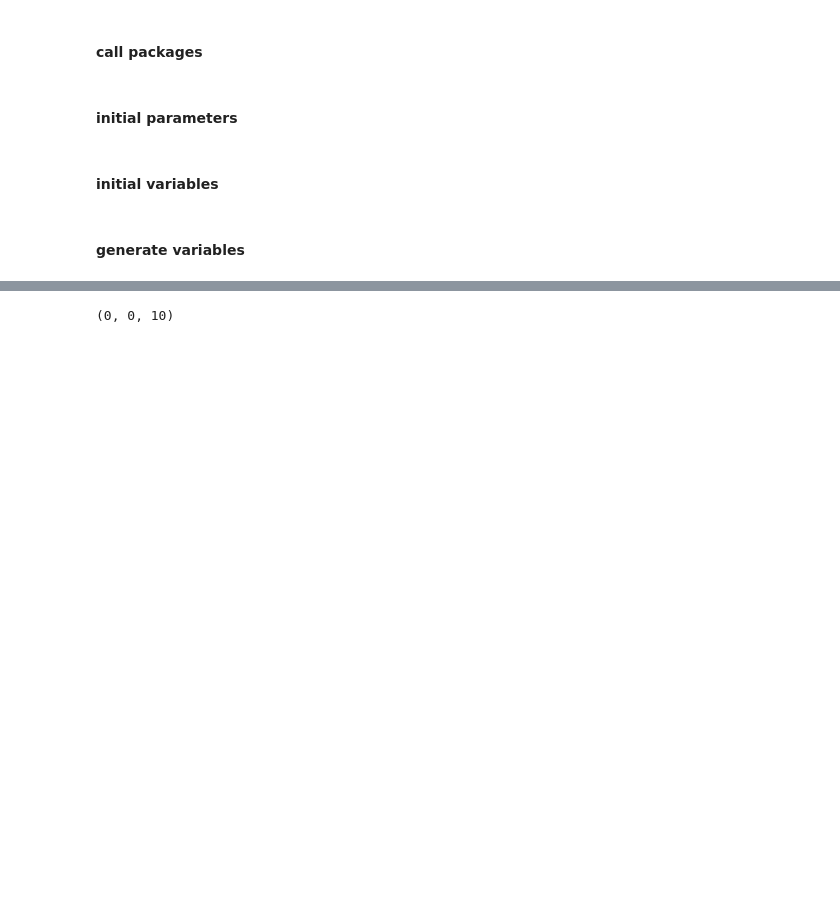
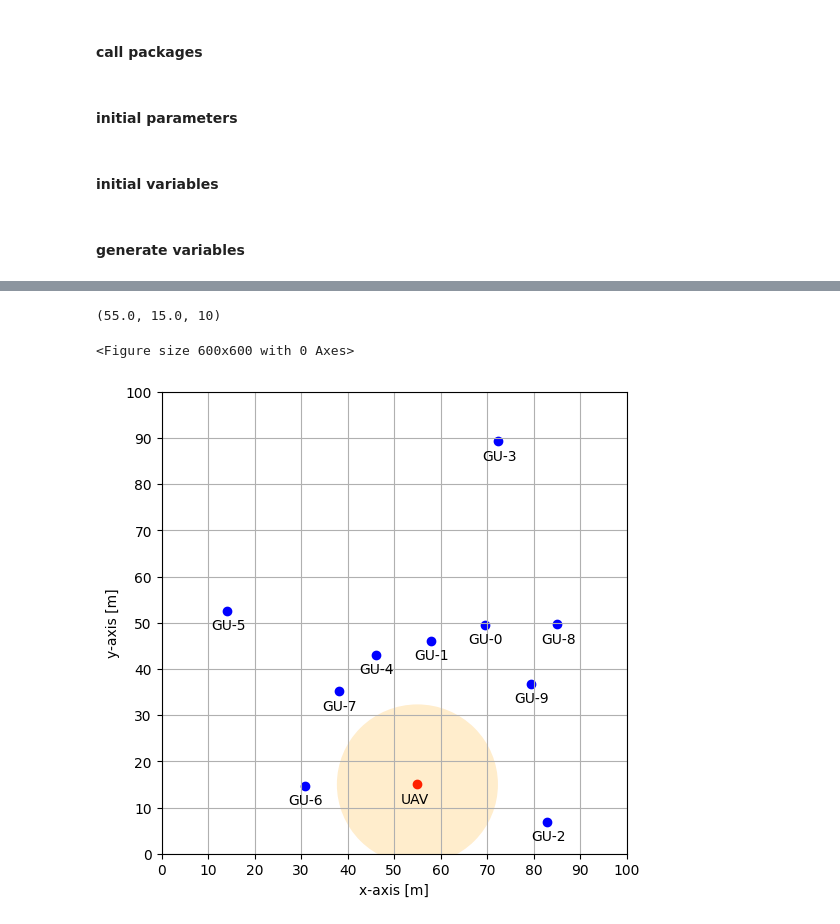
Before and after one commit to muysengly/UAV-Project, a Jupyter notebook: main_v1.ipynb, the cells around one changed output, grey strips where cells are left out. Saved outputs shown, nothing was run; the diff lists cells and outputs as text; code cells hidden in the pictures; blank space fills up the shorter version.

```diff
--- a/main_v1.ipynb
+++ b/main_v1.ipynb
@@ -44 +54,8 @@ gu_x, gu_y, gu_z
  array([0., 0., 0., 0., 0., 0., 0., 0., 0., 0.]))
+# %%
+# generate meshgrid
+tmp_x = np.linspace(X_MIN + X_GRID/2,X_MAX-X_GRID/2,X_GRID)
+tmp_y = np.linspace(Y_MIN + Y_GRID/2,Y_MAX-Y_GRID/2,Y_GRID)
+GRID = np.array(np.meshgrid(tmp_x, tmp_y))
+
+GRID
@@ -45,11 +80,55 @@ gu_x, gu_y, gu_z
 # %%
 # generate uav location
-uav_x = 0
-uav_y = 0
-uav_z = 10 # uav's altitude [meter]
+
+uav_x_pos = 1  # x position of uav 0,1,...,GRID_SIZE-1
+uav_y_pos = 5  # y position of uav 0,1,...,GRID_SIZE-1
+
+uav_x = GRID[0, uav_x_pos, uav_y_pos]
+uav_y = GRID[1, uav_x_pos, uav_y_pos]
+uav_z = UAV_ALTITUDE  # uav's altitude [meter]
 
 
 # print
 uav_x, uav_y, uav_z
 # %% [output]
-(0, 0, 10)
+(55.0, 15.0, 10)
+# %%
+plt.figure(figsize=(6, 6))
+fig, ax = plt.subplots(figsize=(6, 6))
+
+
+plt.scatter(x=uav_x, y=uav_y, c="red")
+plt.text(x=uav_x-3.5, y=uav_y-4, s=f"UAV")
+
+ellipse = Ellipse(
+    xy=(uav_x, uav_y),
+    width=MAX_BEAM_DIAMETER,
+    height=MAX_BEAM_DIAMETER,
+    angle=0,
+    edgecolor="none",
+    facecolor="orange",
+    alpha=0.2,
+)
+beam_hap = ax.add_patch(ellipse)
+
+
+for i in range(NUM_GU):
+    plt.scatter(x=gu_x[i], y=gu_y[i], c="blue")
+    plt.text(x=gu_x[i]-3.5, y=gu_y[i]-4, s=f"GU-{i}")
+
+
+plt.xlabel("x-axis [m]")
+plt.ylabel("y-axis [m]")
+
+plt.xticks(np.arange(X_MIN, X_MAX+1, X_GRID))
+plt.yticks(np.arange(Y_MIN, Y_MAX+1, Y_GRID))
+
+plt.xlim(X_MIN, X_MAX)
+plt.ylim(Y_MIN, Y_MAX)
+
+plt.grid()
+
+plt.show()
+# %% [output]
+<Figure size 600x600 with 0 Axes>
+[figure, added]
```
Also changed, not shown: parts of 4 cells of this notebook.
